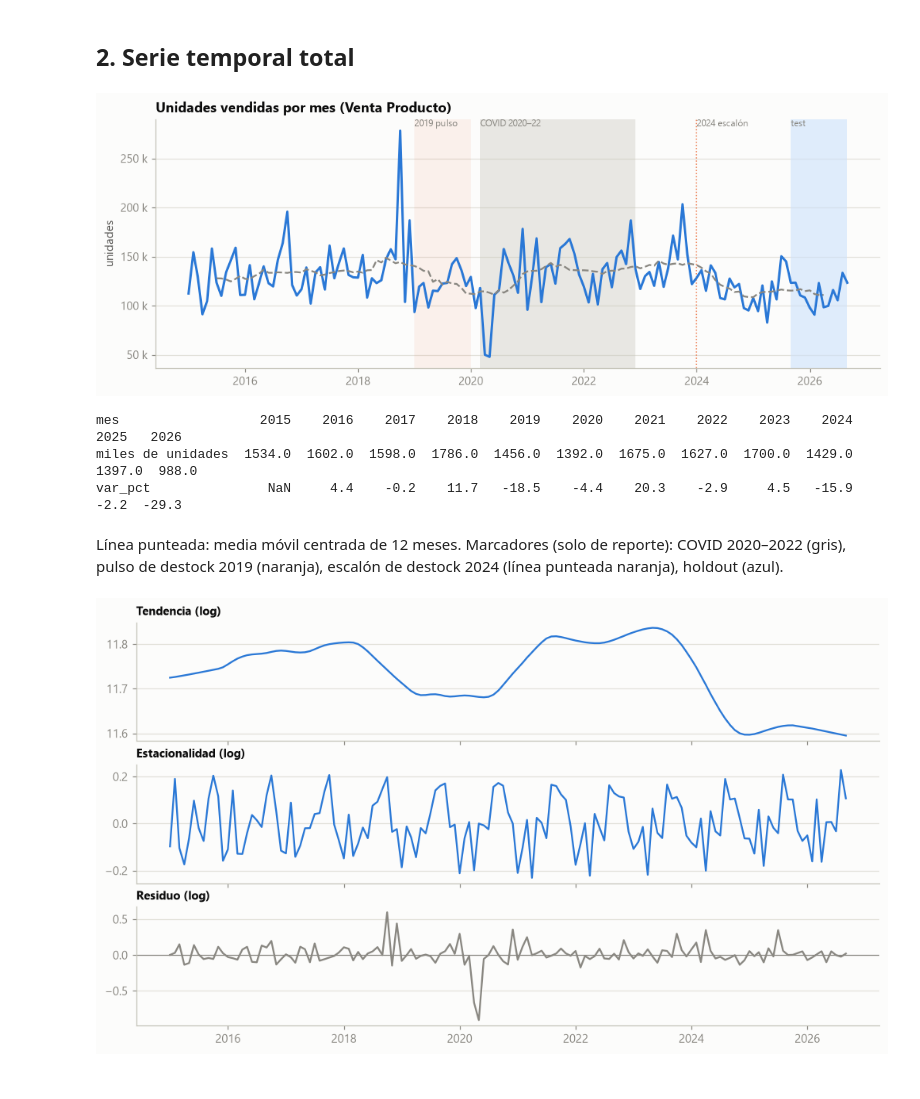
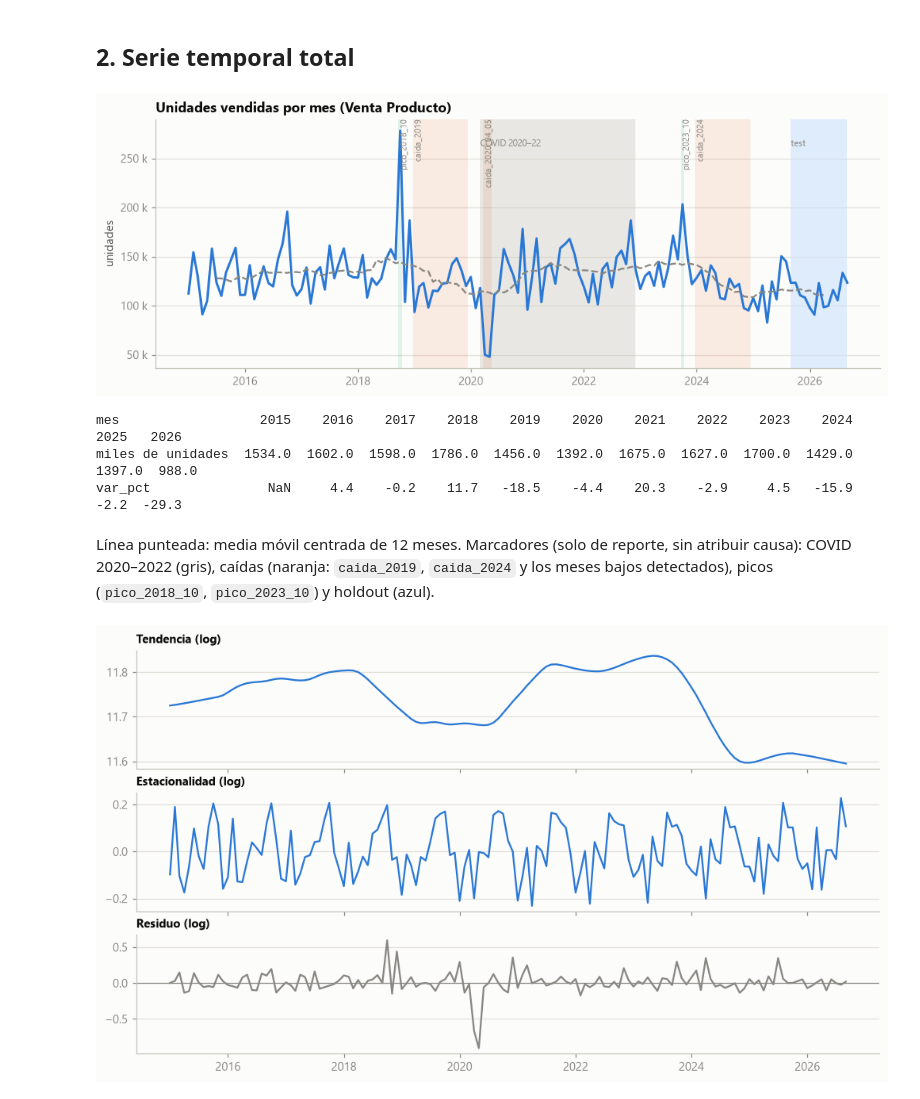
Before and after one commit to KarlaLlamil/prediccion_ventas, a Jupyter notebook: notebooks/01_EDA.ipynb, the cells around one changed output. Drawn from its saved outputs; the diff is of its cells as text; code cells hidden in the pictures.

```diff
--- a/notebooks/01_EDA.ipynb
+++ b/notebooks/01_EDA.ipynb
@@ -24,6 +31,8 @@ from statsmodels.graphics.tsaplots import plot_acf
 RAIZ = Path.cwd().parent if Path.cwd().name == "notebooks" else Path.cwd()
 sys.path.insert(0, str(RAIZ / "src"))
 from estilo import aplicar, COLORES, AZUL, GRIS, GRIS_CLARO, AZULES, MESES, FMT_MILES
+import features as ft
+from features import H                       # horizonte del pronóstico (3 meses)
 
 aplicar()
 warnings.filterwarnings("ignore", message="Mean of empty slice")   # medianas móviles sobre ventanas vacías al inicio de cada SKU
@@ -44,6 +53,19 @@ resumen = json.loads((PROC / "resumen_preparacion.json").read_text(encoding="utf
 FIN_TRAIN = pd.Timestamp("2025-08-01")      # último mes antes del holdout
 INICIO_TEST = pd.Timestamp("2025-09-01")
 COVID = (pd.Timestamp("2020-03-01"), pd.Timestamp("2022-12-01"))   # régimen externo: limpiar/interpretar, no predictor (LOG #16)
-# Marcadores de reporte (no features): 2019 = pulso de destock, 2024 = escalón de destock (LOG #16)
-PULSO_2019 = (pd.Timestamp("2019-01-01"), pd.Timestamp("2019-12-31"))
-ESCALON_2024 = pd.Timestamp("2024-01-01")
+# Marcadores de reporte (no features, sin atribuir causa): nombre → (inicio, fin)
+ts = pd.Timestamp
+MARCAS = {"pico_2018_10": (ts("2018-10-01"), ts("2018-10-01")), "caida_2019": (ts("2019-01-01"), ts("2019-12-01")),
+          "pico_2023_10": (ts("2023-10-01"), ts("2023-10-01")), "caida_2024": (ts("2024-01-01"), ts("2024-12-01"))}
+# meses anormalmente bajos del total: misma regla causal que usa el modelado (features.meses_bajos)
+tot_mes = panel.groupby("mes").unidades.sum().reindex(ft.MESES, fill_value=0)
+BAJO, FACTOR_BAJO = ft.meses_bajos(tot_mes.to_numpy())
+MARCAS.update({n: (ms[0], ms[-1]) for n, ms in ft.nombres_bajos(BAJO).items()})
+print("Marcadores:", {n: f"{a:%Y-%m}" + (f"…{b:%Y-%m}" if b != a else "") for n, (a, b) in MARCAS.items()})
+
+def marcar(ax, texto=True):
+    for n, (a, b) in MARCAS.items():
+        col = COLORES[1] if n.startswith("caida") else COLORES[2]
+        ax.axvspan(a - pd.DateOffset(days=12), b + pd.DateOffset(days=12), color=col, alpha=.12, lw=0)
+        if texto:
+            ax.text(a, ax.get_ylim()[1], n, va="top", fontsize=7, color=GRIS, rotation=90)
@@ -93,30 +117,30 @@ unidades. Por eso hay más claves (3,074) que ids (2,844) sin que eso afecte el
 # %%
 mensual = ventas.groupby("mes").cantidad.sum()
 anual = ventas.groupby(ventas.mes.dt.year).cantidad.sum()
 
 fig, ax = plt.subplots(figsize=(11, 3.8))
 ax.axvspan(*COVID, color=GRIS_CLARO, alpha=.35, lw=0)
-ax.axvspan(*PULSO_2019, color=COLORES[1], alpha=.08, lw=0)
-ax.axvline(ESCALON_2024, color=COLORES[1], lw=1, ls=":")
 ax.axvspan(INICIO_TEST, mensual.index.max(), color=AZULES[0], alpha=.6, lw=0)
 ax.plot(mensual.index, mensual.values, color=AZUL)
 ax.plot(mensual.index, mensual.rolling(12, center=True).mean(), color=GRIS, lw=1.5, ls="--")
 ax.yaxis.set_major_formatter(FMT_MILES)
 ax.set_title("Unidades vendidas por mes (Venta Producto)")
-for x, t in [(COVID[0], "COVID 2020–22"), (PULSO_2019[0], "2019 pulso"), (ESCALON_2024, "2024 escalón"), (INICIO_TEST, "test")]:
-    ax.text(x, ax.get_ylim()[1], t, va="top", fontsize=8, color=GRIS)
+marcar(ax)
+for x, t in [(COVID[0], "COVID 2020–22"), (INICIO_TEST, "test")]:
+    ax.text(x, ax.get_ylim()[1] * .93, t, va="top", fontsize=8, color=GRIS)
 ax.set_ylabel("unidades")
 guardar(fig, "01_serie_total"); plt.show()
 
 print((anual / 1e3).round(0).to_frame("miles de unidades").assign(var_pct=(anual.pct_change() * 100).round(1)).T.to_string())
 # %% [output]
-[figure, old version]
+[figure, new version]
 mes                  2015    2016    2017    2018    2019    2020    2021    2022    2023    2024    2025   2026
 miles de unidades  1534.0  1602.0  1598.0  1786.0  1456.0  1392.0  1675.0  1627.0  1700.0  1429.0  1397.0  988.0
 var_pct               NaN     4.4    -0.2    11.7   -18.5    -4.4    20.3    -2.9     4.5   -15.9    -2.2  -29.3
 # %% [markdown]
-Línea punteada: media móvil centrada de 12 meses. Marcadores (solo de reporte): COVID 2020–2022 (gris), pulso de destock
-2019 (naranja), escalón de destock 2024 (línea punteada naranja), holdout (azul).
+Línea punteada: media móvil centrada de 12 meses. Marcadores (solo de reporte, sin atribuir causa): COVID 2020–2022
+(gris), caídas (naranja: `caida_2019`, `caida_2024` y los meses bajos detectados), picos (`pico_2018_10`,
+`pico_2023_10`) y holdout (azul).
 # %%
 stl = STL(np.log1p(mensual), period=12, robust=True).fit()
 fig, axs = plt.subplots(3, 1, figsize=(11, 6), sharex=True)
```
Also changed, not shown: parts of 43 cells of this notebook, 31 other files.
